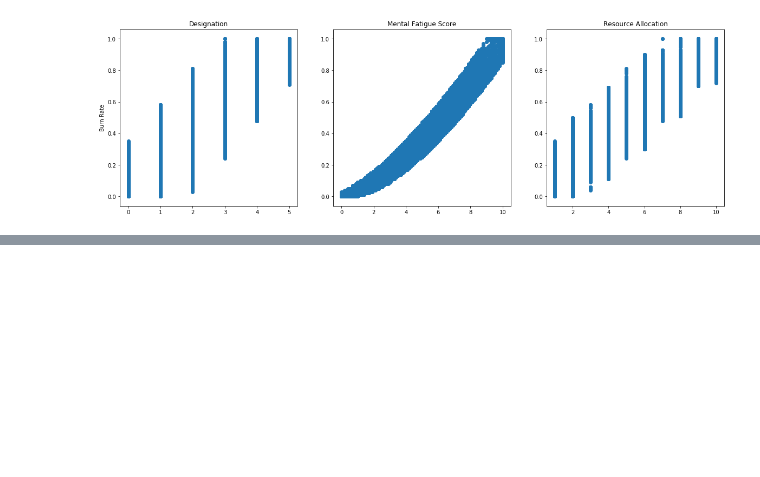
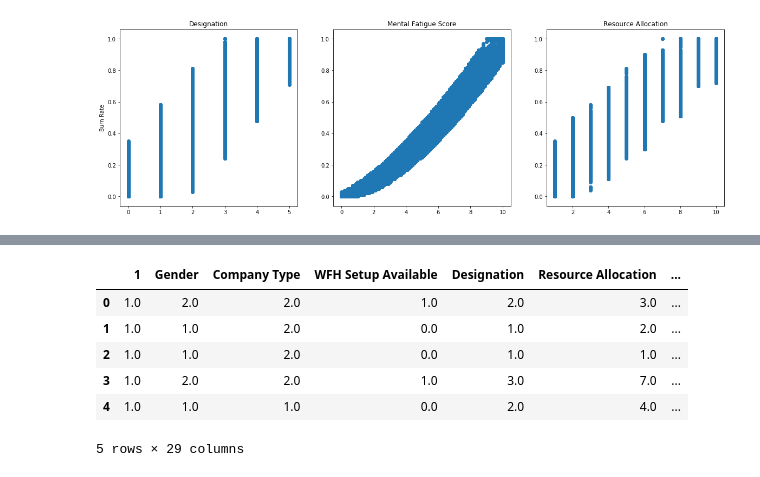
Before and after one commit to ritikagarwal47/Identify_burnout_symptoms, a Jupyter notebook: Identify_burnout_symptoms.ipynb, the cells around one changed output, grey strips where cells are left out. Cells and saved outputs as stored; diff of their text form; code cells hidden in the pictures; blank space fills up the shorter version.

```diff
--- a/Identify_burnout_symptoms.ipynb
+++ b/Identify_burnout_symptoms.ipynb
@@ -163,0 +185,5 @@ df_test =  pd.concat([df_test,designation_dumies_test,quater_dumies_test,season_
+# %%
+# ploting
+x = df_full.drop(['Burn Rate','Date of Joining','Quarter of Joining','Season of Joining'],axis=1)
+y = df_full['Burn Rate']
+x.columns
@@ -163,0 +201,17 @@ df_test =  pd.concat([df_test,designation_dumies_test,quater_dumies_test,season_
+# %%
+poly = PolynomialFeatures(interaction_only=True)
+
+x_t = pd.DataFrame(poly.fit_transform(x[['Gender','Company Type','WFH Setup Available','Designation','Resource Allocation','Mental Fatigue Score','Month of Joining']]))
+
+f_list = poly.get_feature_names(['Gender','Company Type','WFH Setup Available','Designation','Resource Allocation','Mental Fatigue Score','Month of Joining'])
+
+x_t.columns = f_list
+x_t.head()
+# %% [output]
+|  | 1 | Gender | Company Type | WFH Setup Available | Designation | Resource Allocation | ... |
+| 0 | 1.0 | 2.0 | 2.0 | 1.0 | 2.0 | 3.0 | ... |
+| 1 | 1.0 | 1.0 | 2.0 | 0.0 | 1.0 | 2.0 | ... |
+| 2 | 1.0 | 1.0 | 2.0 | 0.0 | 1.0 | 1.0 | ... |
+| 3 | 1.0 | 2.0 | 2.0 | 1.0 | 3.0 | 7.0 | ... |
+| 4 | 1.0 | 1.0 | 1.0 | 0.0 | 2.0 | 4.0 | ... |
+5 rows × 29 columns
```
Also changed, not shown: parts of 2 cells of this notebook.
